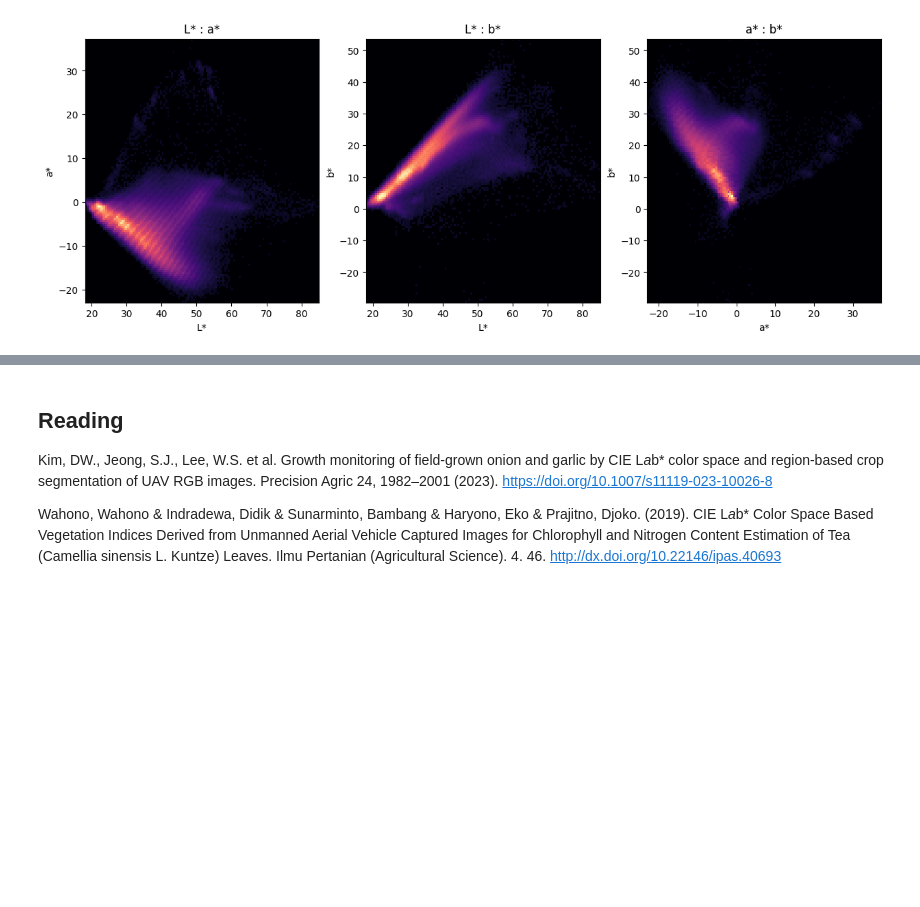
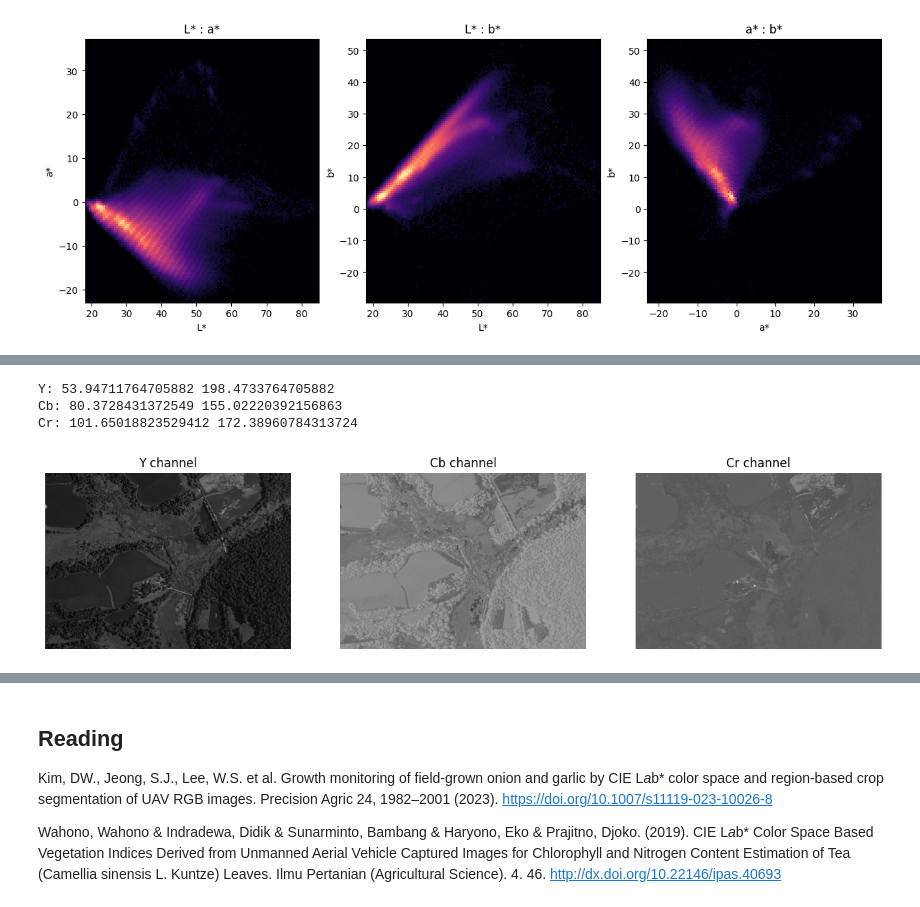
Before and after one commit to mrahnis/nb-vegetation, a Jupyter notebook: Step-01-Veggie-View.ipynb, the cells around one changed output, grey strips where cells are left out. Cells and saved outputs as stored; diff of their text form; code cells hidden in the pictures; blank space fills up the shorter version.

```diff
--- a/Step-01-Veggie-View.ipynb
+++ b/Step-01-Veggie-View.ipynb
@@ -219,0 +245,31 @@ plt.show()
+# %%
+from skimage.color import rgb2ycbcr
+
+ycbcr = rgb2ycbcr(img[:,:,:3])
+
+Y = ycbcr[:,:,0]
+Cb = ycbcr[:,:,1]
+Cr = ycbcr[:,:,2]
+print('Y:', Y.min(), Y.max())
+print('Cb:', Cb.min(), Cb.max())
+print('Cr:', Cr.min(), Cr.max())
+
+fig, (ax0, ax1, ax2) = plt.subplots(ncols=3, figsize=(15, 8), sharex=True, sharey=True)
+
+# ax0.imshow(adjust_gamma(L_star, gamma=1.6), cmap='gray', norm='linear')
+ax0.imshow(Y, cmap='gray')
+ax0.set_title("Y channel")
+ax0.axis('off')
+ax1.imshow(Cb, cmap='gray')
+ax1.set_title("Cb channel")
+ax1.axis('off')
+ax2.imshow(Cr, cmap='gray')
+ax2.set_title("Cr channel")
+ax2.axis('off')
+
+plt.show()
+# %% [output]
+Y: 53.94711764705882 198.4733764705882
+Cb: 80.3728431372549 155.02220392156863
+Cr: 101.65018823529412 172.38960784313724
+[figure, added]
```
Also changed, not shown: parts of 13 cells of this notebook.
